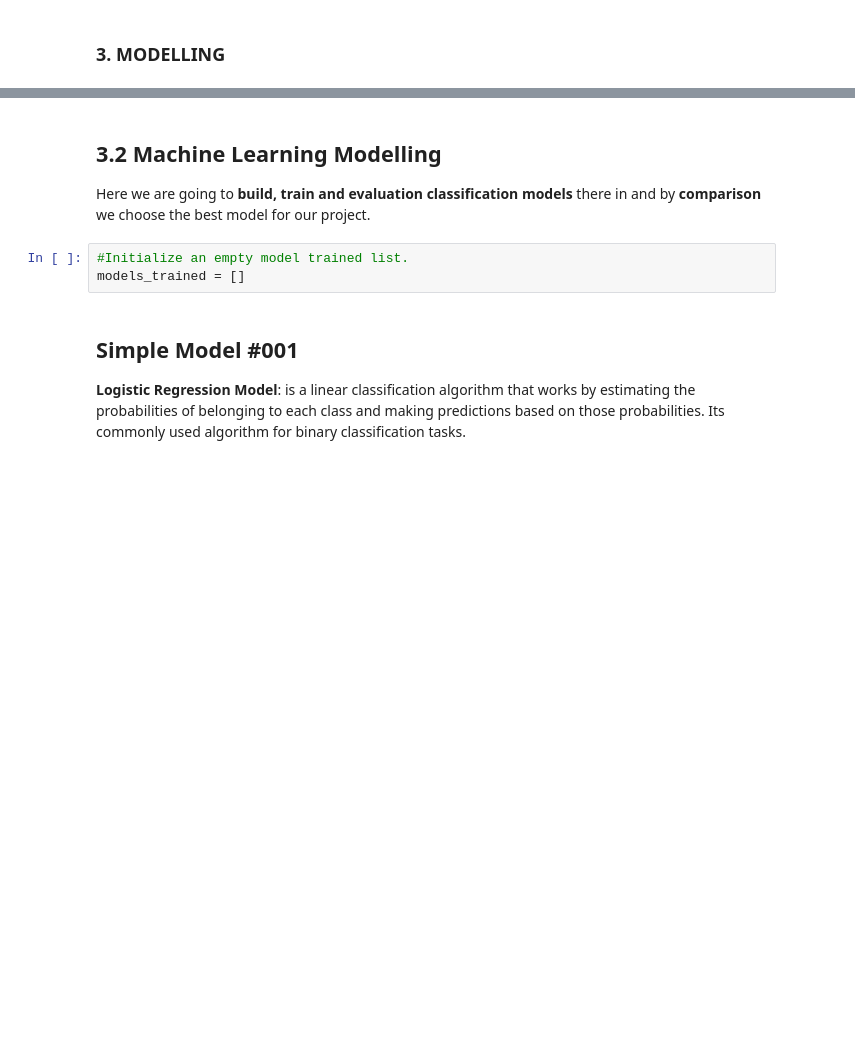
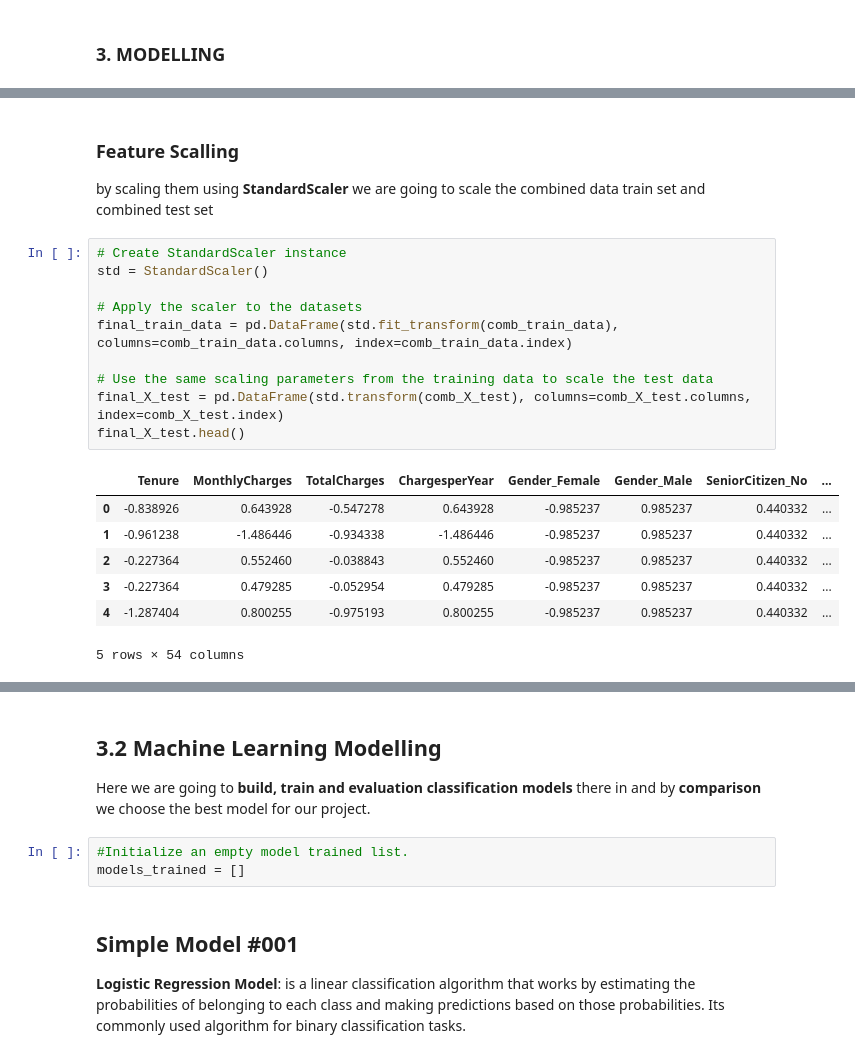
Before and after one commit to MarthaK-Coder/Azubi-Africa-LP2-Sprint, a Jupyter notebook: Project2 Notebook.ipynb, the cells around one changed output, grey strips where cells are left out. Cells and saved outputs as stored; diff of their text form; blank space fills up the shorter version.

```diff
--- a/Project2 Notebook.ipynb
+++ b/Project2 Notebook.ipynb
@@ -1316,0 +1446,21 @@ Overall, the plot implies that newer clients often opt for month-to-month contra
+# %% [markdown]
+### Feature Scalling
+ by scaling them using **StandardScaler** we are going to scale the combined data train set and combined test set
+# %%
+# Create StandardScaler instance
+std = StandardScaler()
+
+# Apply the scaler to the datasets
+final_train_data = pd.DataFrame(std.fit_transform(comb_train_data), columns=comb_train_data.columns, index=comb_train_data.index)
+
+# Use the same scaling parameters from the training data to scale the test data
+final_X_test = pd.DataFrame(std.transform(comb_X_test), columns=comb_X_test.columns, index=comb_X_test.index)
+final_X_test.head()
+# %% [output]
+|  | Tenure | MonthlyCharges | TotalCharges | ChargesperYear | Gender_Female | Gender_Male | SeniorCitizen_No | ... |
+| 0 | -0.838926 | 0.643928 | -0.547278 | 0.643928 | -0.985237 | 0.985237 | 0.440332 | ... |
+| 1 | -0.961238 | -1.486446 | -0.934338 | -1.486446 | -0.985237 | 0.985237 | 0.440332 | ... |
+| 2 | -0.227364 | 0.552460 | -0.038843 | 0.552460 | -0.985237 | 0.985237 | 0.440332 | ... |
+| 3 | -0.227364 | 0.479285 | -0.052954 | 0.479285 | -0.985237 | 0.985237 | 0.440332 | ... |
+| 4 | -1.287404 | 0.800255 | -0.975193 | 0.800255 | -0.985237 | 0.985237 | 0.440332 | ... |
+5 rows × 54 columns
```
Also changed, not shown: parts of 25 cells of this notebook.
